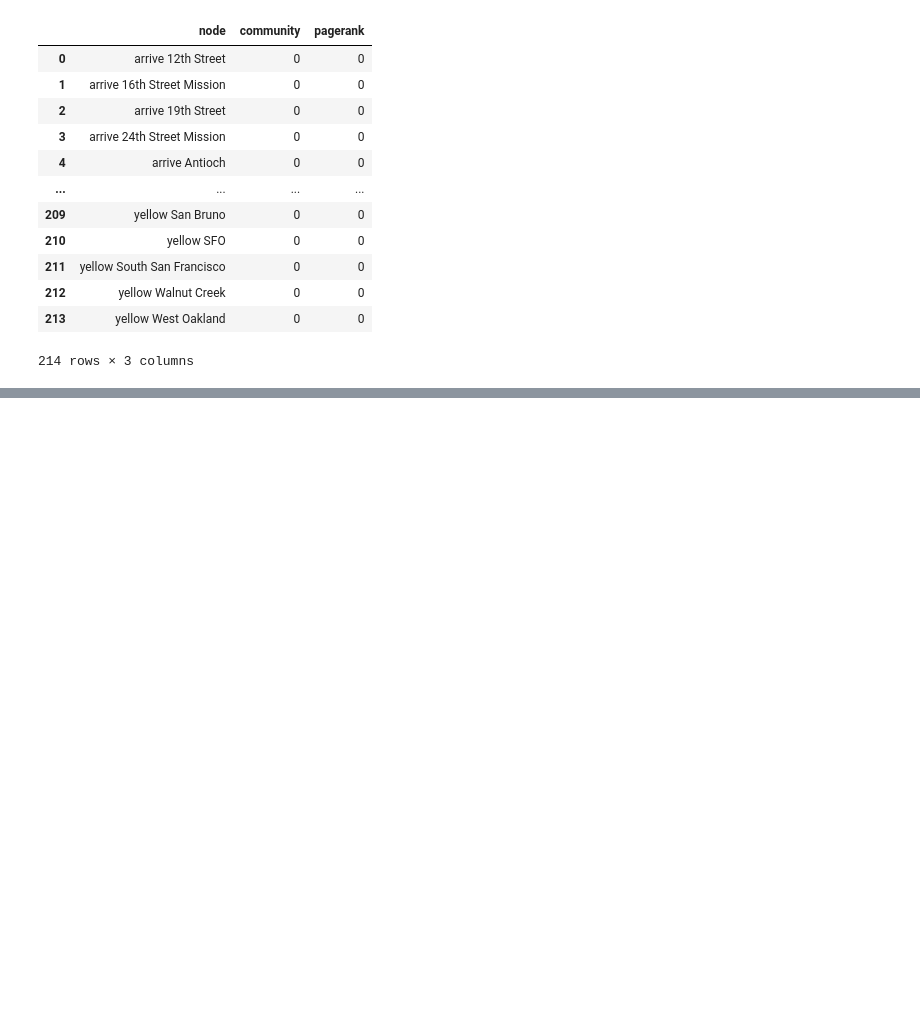
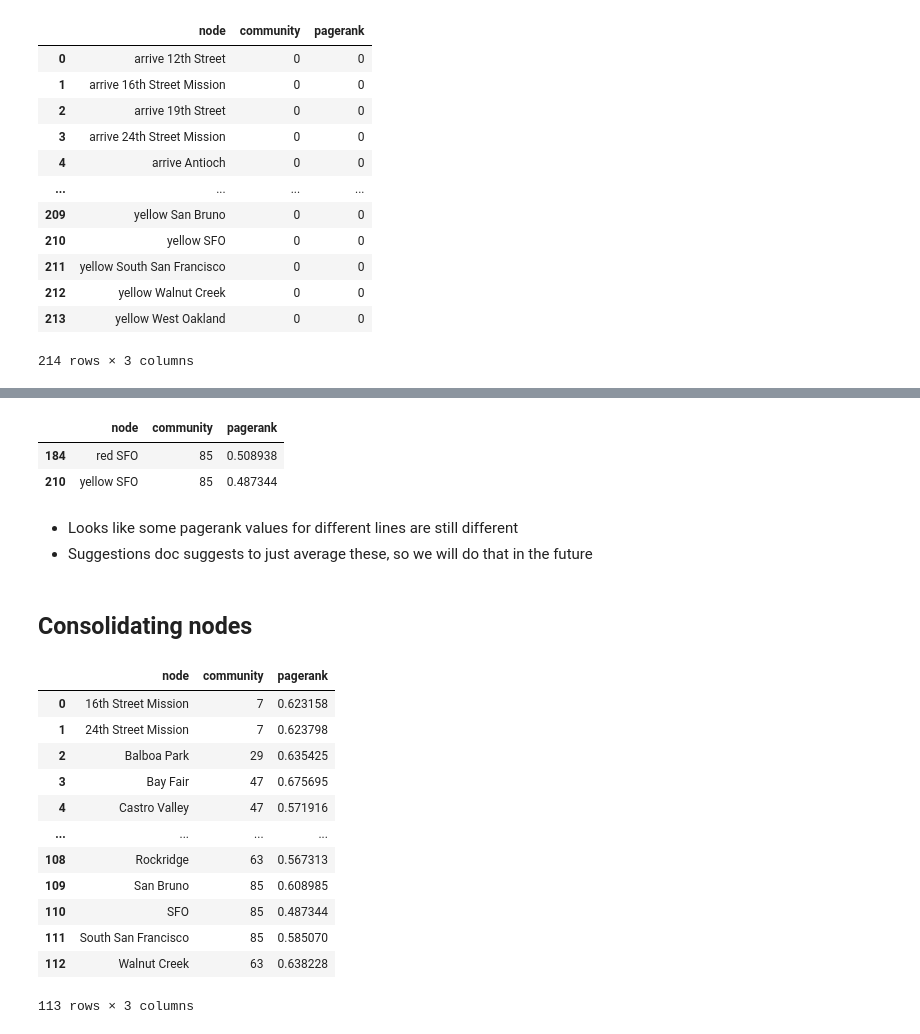
Before and after one commit to brendanfoo/agm-delivery, a Jupyter notebook: code/Making_Graph.ipynb, the cells around one changed output, grey strips where cells are left out. Saved outputs shown, nothing was run; the diff lists cells and outputs as text; code cells hidden in the pictures; blank space fills up the shorter version.

```diff
--- a/code/Making_Graph.ipynb
+++ b/code/Making_Graph.ipynb
@@ -469,0 +475,45 @@ Length: 2, dtype: Int64
+# %%
+df[df['node'].str.contains('SFO')]
+# %% [output]
+|  | node | community | pagerank |
+| 184 | red SFO | 85 | 0.508938 |
+| 210 | yellow SFO | 85 | 0.487344 |
+# %% [markdown]
+- Looks like some pagerank values for different lines are still different
+- Suggestions doc suggests to just average these, so we will do that in the future
+# %% [markdown]
+## Consolidating nodes
+# %%
+new_df_dict = {'node': [], 'community': [], 'pagerank': []}
+current_station = ' '
+current_community = 0
+current_pagerank = []
+for i, row in df.iterrows():
+    station = row['node']
+    this_station = ' '.join(station.split(' ')[1:])
+    if this_station != current_station: # we are on a new station, need to set values for the last one
+        if current_station != ' ': # this if is so the 0 ghost community is not added
+            new_df_dict['node'].append(current_station)
+            new_df_dict['community'].append(current_community)
+            new_df_dict['pagerank'].append(np.mean(current_pagerank))
+        current_station = this_station
+        current_community = row['community'] # we are assuming the community will be the same for all lines in one station based off quick visual inspection
+        current_pagerank = [row['pagerank']]
+    else:
+        current_pagerank.append(row['pagerank'])
+new_df = pd.DataFrame().from_dict(new_df_dict)
+new_df
+# %% [output]
+|  | node | community | pagerank |
+| 0 | 16th Street Mission | 7 | 0.623158 |
+| 1 | 24th Street Mission | 7 | 0.623798 |
+| 2 | Balboa Park | 29 | 0.635425 |
+| 3 | Bay Fair | 47 | 0.675695 |
+| 4 | Castro Valley | 47 | 0.571916 |
+| ... | ... | ... | ... |
+| 108 | Rockridge | 63 | 0.567313 |
+| 109 | San Bruno | 85 | 0.608985 |
+| 110 | SFO | 85 | 0.487344 |
+| 111 | South San Francisco | 85 | 0.585070 |
+| 112 | Walnut Creek | 63 | 0.638228 |
+113 rows × 3 columns
```
Also changed, not shown: parts of 22 cells of this notebook.
